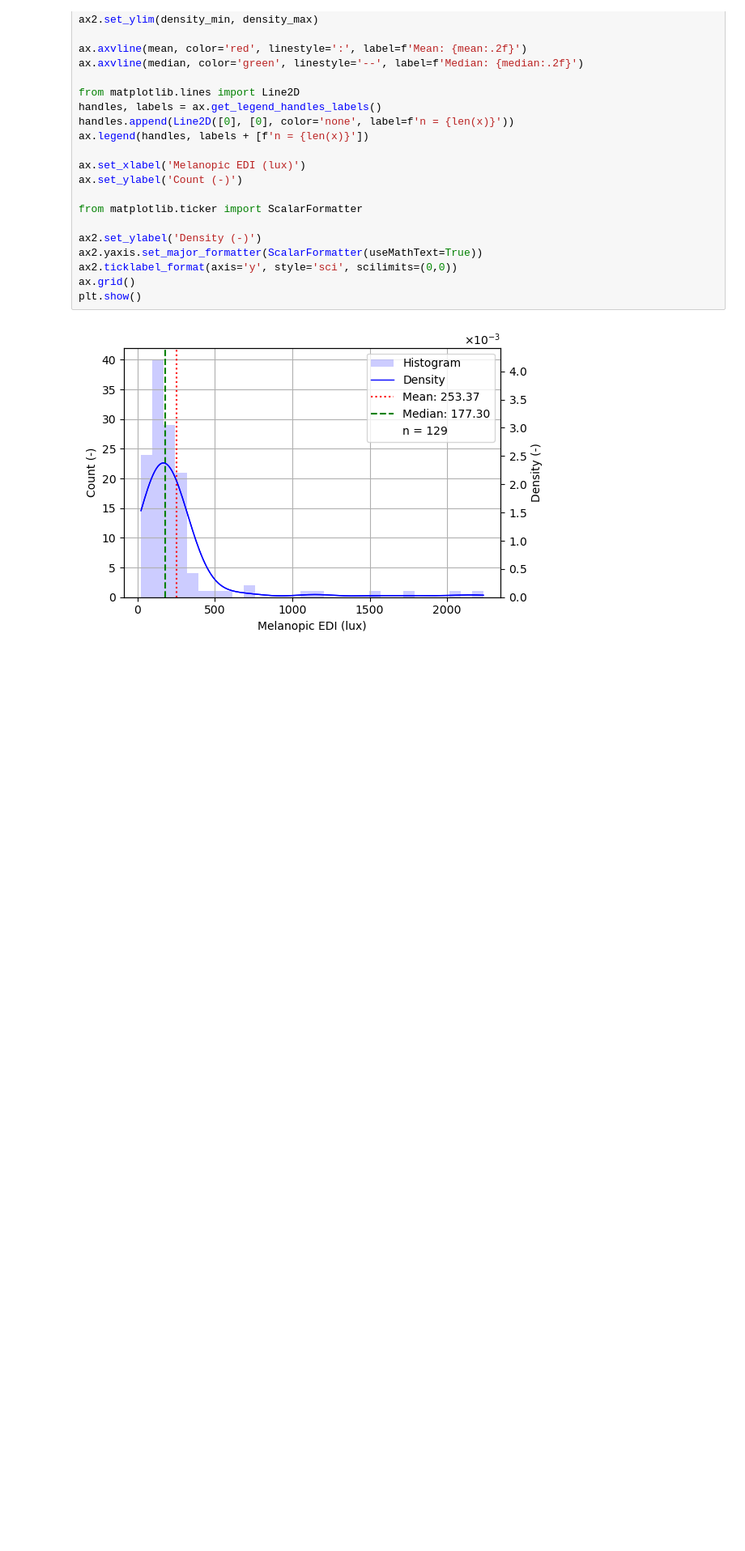
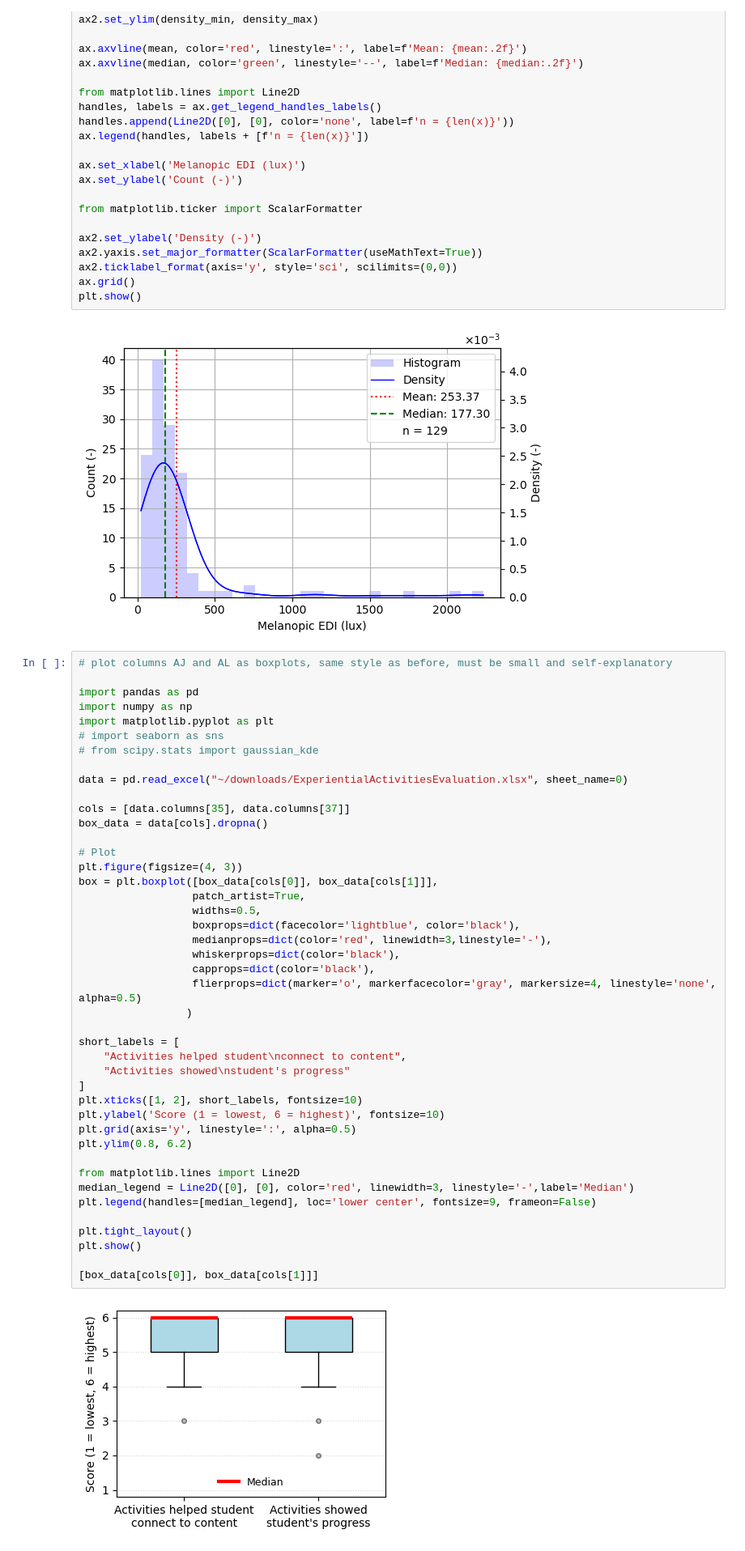
Before and after one commit to adulbrich/arousal-dynamics-model, a Jupyter notebook: examples/temp.ipynb, the cells around one changed output. Shown at 81% size. Saved outputs shown, nothing was run; the diff lists cells and outputs as text; blank space fills up the shorter version.

Commit message:
added additional plots

```diff
--- a/examples/temp.ipynb
+++ b/examples/temp.ipynb
@@ -154,3 +154,48 @@ ax.grid()
 plt.show()
 # %% [output]
 [figure]
+# %%
+# plot columns AJ and AL as boxplots, same style as before, must be small and self-explanatory
+
+import pandas as pd
+import numpy as np
+import matplotlib.pyplot as plt
+# import seaborn as sns
+# from scipy.stats import gaussian_kde
+
+data = pd.read_excel("~/downloads/ExperientialActivitiesEvaluation.xlsx", sheet_name=0)
+
+cols = [data.columns[35], data.columns[37]]
+box_data = data[cols].dropna()
+
+# Plot
+plt.figure(figsize=(4, 3))
+box = plt.boxplot([box_data[cols[0]], box_data[cols[1]]],
+                  patch_artist=True,
+                  widths=0.5,
+                  boxprops=dict(facecolor='lightblue', color='black'),
+                  medianprops=dict(color='red', linewidth=3,linestyle='-'),
+                  whiskerprops=dict(color='black'),
+                  capprops=dict(color='black'),
+                  flierprops=dict(marker='o', markerfacecolor='gray', markersize=4, linestyle='none', alpha=0.5)
+                 )
+
+short_labels = [
+    "Activities helped student\nconnect to content",
+    "Activities showed\nstudent's progress"
+]
+plt.xticks([1, 2], short_labels, fontsize=10)
+plt.ylabel('Score (1 = lowest, 6 = highest)', fontsize=10)
+plt.grid(axis='y', linestyle=':', alpha=0.5)
+plt.ylim(0.8, 6.2)
+
+from matplotlib.lines import Line2D
+median_legend = Line2D([0], [0], color='red', linewidth=3, linestyle='-',label='Median')
+plt.legend(handles=[median_legend], loc='lower center', fontsize=9, frameon=False)
+
+plt.tight_layout()
+plt.show()
+
+[box_data[cols[0]], box_data[cols[1]]]
+# %% [output]
+[figure, added]
```
Also changed, not shown: parts of 4 cells of this notebook, 1 other file.
